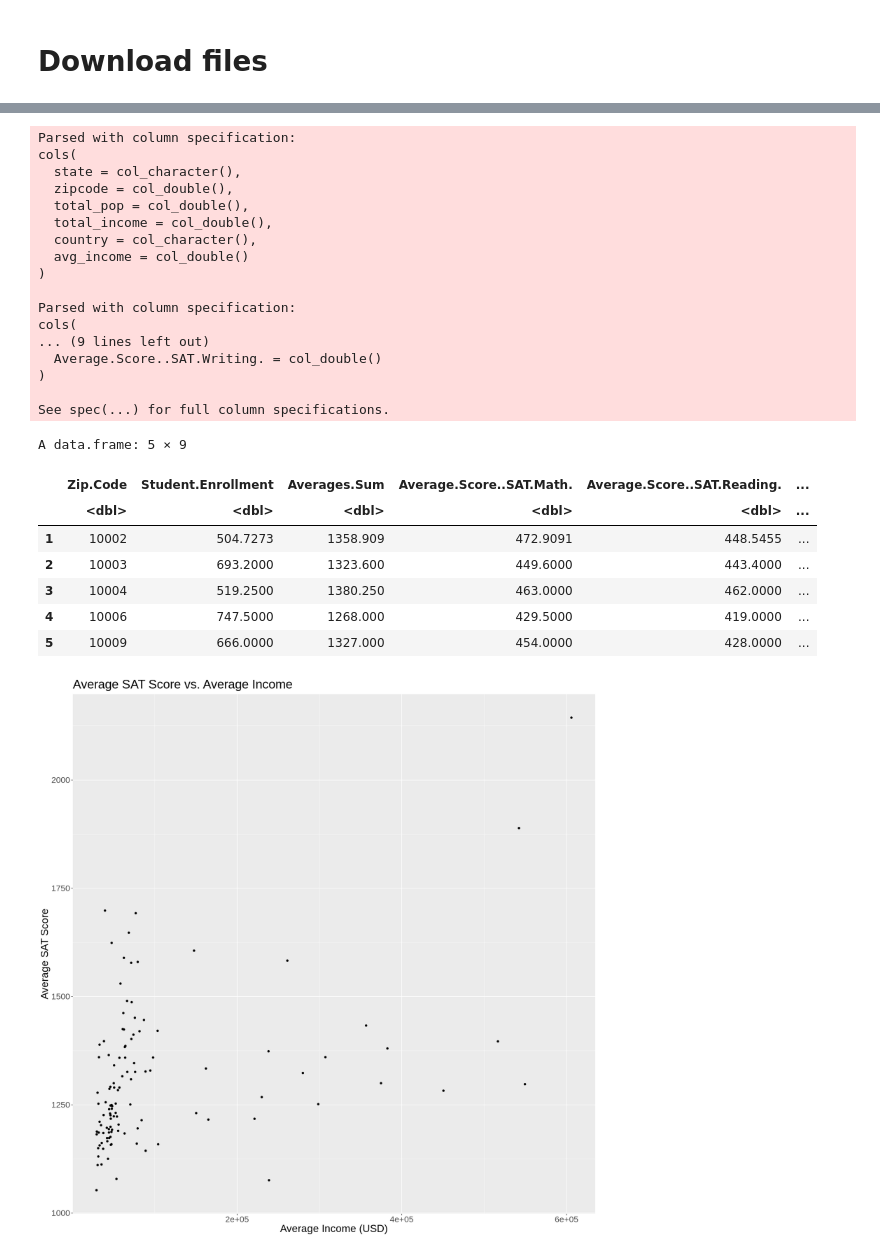
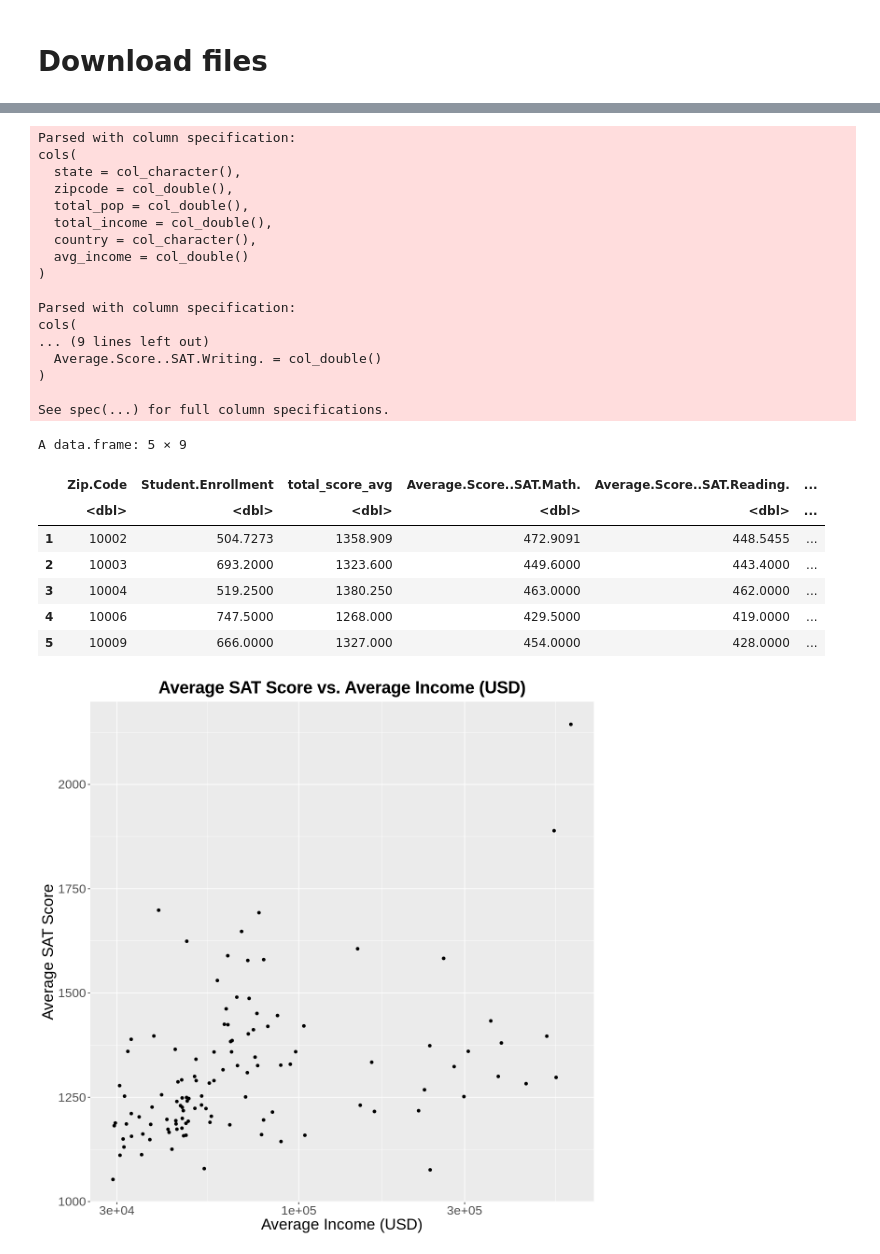
Before and after one commit to emi31770/DSCI-Project, a Jupyter notebook: proposal.ipynb, the cells around one changed output, grey strips where cells are left out. Drawn from its saved outputs; the diff is of its cells as text; code cells hidden in the pictures.

Commit message:
Changed a little bit of formatting and used a logarithmic scale on x-axis

```diff
--- a/proposal.ipynb
+++ b/proposal.ipynb
@@ -34,53 +60,62 @@ cols(
 # %%
-zip_income = read_csv("zip.csv")
-sat_scores = read_csv("sat.csv")
+zip_income <- read_csv("zip.csv")
+sat_scores <- read_csv("sat.csv")
 
-zip_income = zip_income %>% filter(state=="NY", country=="USA") %>%
-            mutate(Zip.Code = zipcode) %>% select(Zip.Code, total_pop, total_income, avg_income)
+zip_income <- zip_income %>%
+                filter(state == "NY", country == "USA") %>%
+                mutate(Zip.Code = zipcode) %>%
+                select(Zip.Code, total_pop, total_income, avg_income)
 
-sat_scores = sat_scores %>% mutate(Averages.Sum = Average.Score..SAT.Math. + Average.Score..SAT.Reading. + Average.Score..SAT.Writing.) %>%
-                            select(Zip.Code, Student.Enrollment, Averages.Sum, Average.Score..SAT.Math., Average.Score..SAT.Reading., Average.Score..SAT.Writing.) %>%
-                            na.omit() %>%
-                            group_by(Zip.Code) %>%
-                            summarize_all("mean")
+sat_scores <- sat_scores %>%
+                mutate(total_score_avg = Average.Score..SAT.Math. + Average.Score..SAT.Reading. + Average.Score..SAT.Writing.) %>%
+                select(Zip.Code, Student.Enrollment, total_score_avg, Average.Score..SAT.Math., Average.Score..SAT.Reading., Average.Score..SAT.Writing.) %>%
+                na.omit() %>%
+                group_by(Zip.Code) %>%
+                summarize_all("mean")
 
-joined_tables = merge(x=sat_scores,y=zip_income,by="Zip.Code")
 
-options(repr.plot.width = 15, repr.plot.height = 15)
+joined_tables <- merge(x = sat_scores,y = zip_income, by = "Zip.Code")
 
-scores_income <- ggplot(joined_tables, aes(x = avg_income, y = Averages.Sum)) +
-    geom_point() +
-    xlab("Average Income (USD)") +
-    ylab("Average SAT Score") +
-    ggtitle("Average SAT Score vs. Average Income") +
-    theme(text = element_text(size=20))
+options(repr.plot.width = 10, repr.plot.height = 10)
+
+scores_income <- ggplot(joined_tables, aes(x = avg_income, y = total_score_avg)) +
+                    geom_point() +
+                    xlab("Average Income (USD)") +
+                    scale_x_log10() +
+                    ylab("Average SAT Score") +
+                    theme(text = element_text(size = 20)) +
+                    ggtitle("Average SAT Score vs. Average Income (USD)") +
+                    theme(plot.title = element_text(size = 22)) +
+                    theme(plot.title = element_text(face = "bold")) +
+                    theme(plot.title = element_text(hjust = 0.5))
+
 
 head(joined_tables, 5)
 scores_income
 # %% [output]
 Parsed with column specification:
 cols(
   state = col_character(),
   zipcode = col_double(),
   total_pop = col_double(),
   total_income = col_double(),
   country = col_character(),
   avg_income = col_double()
 )
 
 Parsed with column specification:
 cols(
 ... (9 lines left out)
   Average.Score..SAT.Writing. = col_double()
 )
 
 See spec(...) for full column specifications.
 A data.frame: 5 × 9
-|  | Zip.Code | Student.Enrollment | Averages.Sum | Average.Score..SAT.Math. | Average.Score..SAT.Reading. | ... |
+|  | Zip.Code | Student.Enrollment | total_score_avg | Average.Score..SAT.Math. | Average.Score..SAT.Reading. | ... |
 |  | <dbl> | <dbl> | <dbl> | <dbl> | <dbl> | ... |
 | 1 | 10002 | 504.7273 | 1358.909 | 472.9091 | 448.5455 | ... |
 | 2 | 10003 | 693.2000 | 1323.600 | 449.6000 | 443.4000 | ... |
 | 3 | 10004 | 519.2500 | 1380.250 | 463.0000 | 462.0000 | ... |
 | 4 | 10006 | 747.5000 | 1268.000 | 429.5000 | 419.0000 | ... |
 | 5 | 10009 | 666.0000 | 1327.000 | 454.0000 | 428.0000 | ... |
-[figure, old version]
+[figure, new version]
```
Also changed, not shown: parts of 2 cells of this notebook.
